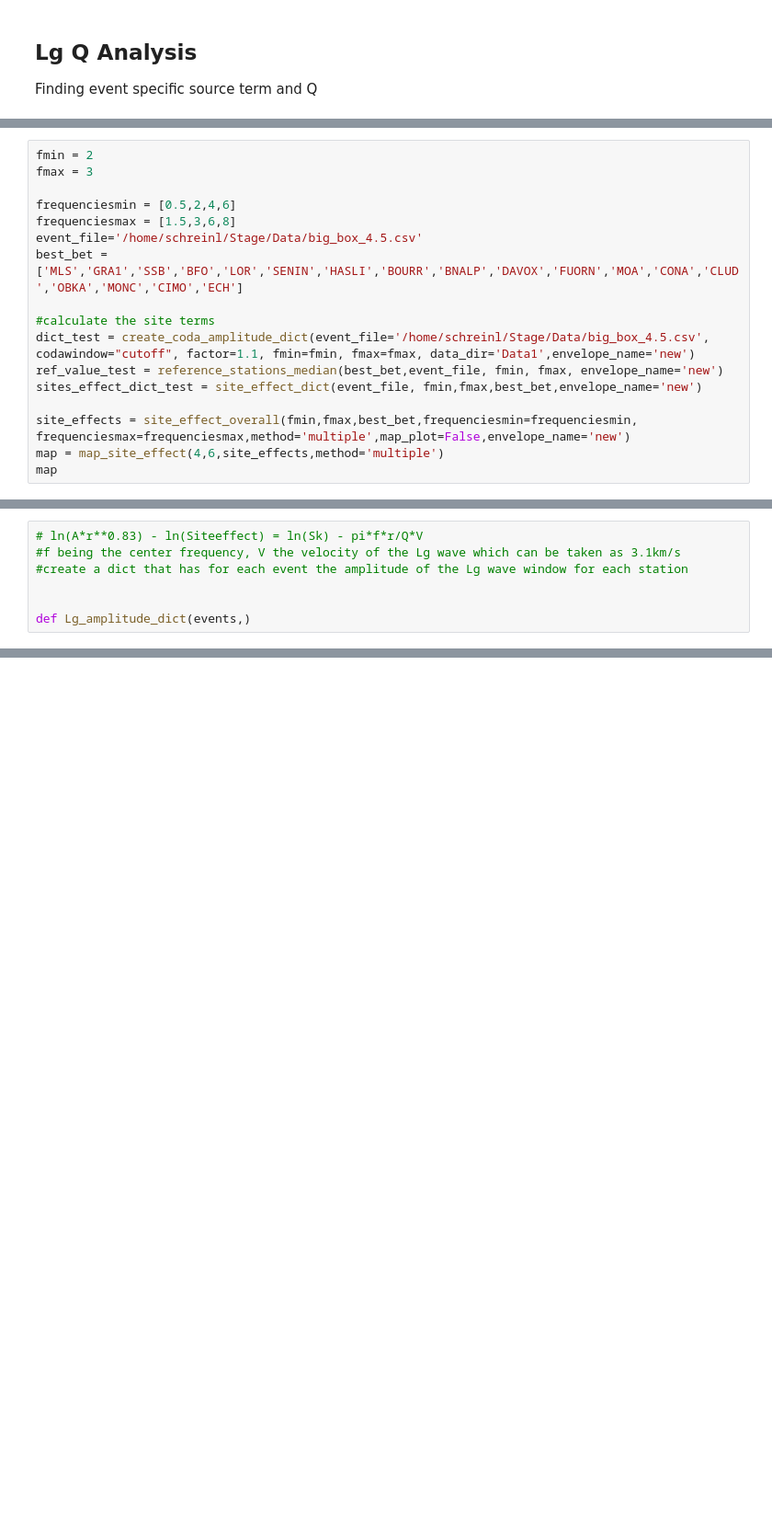
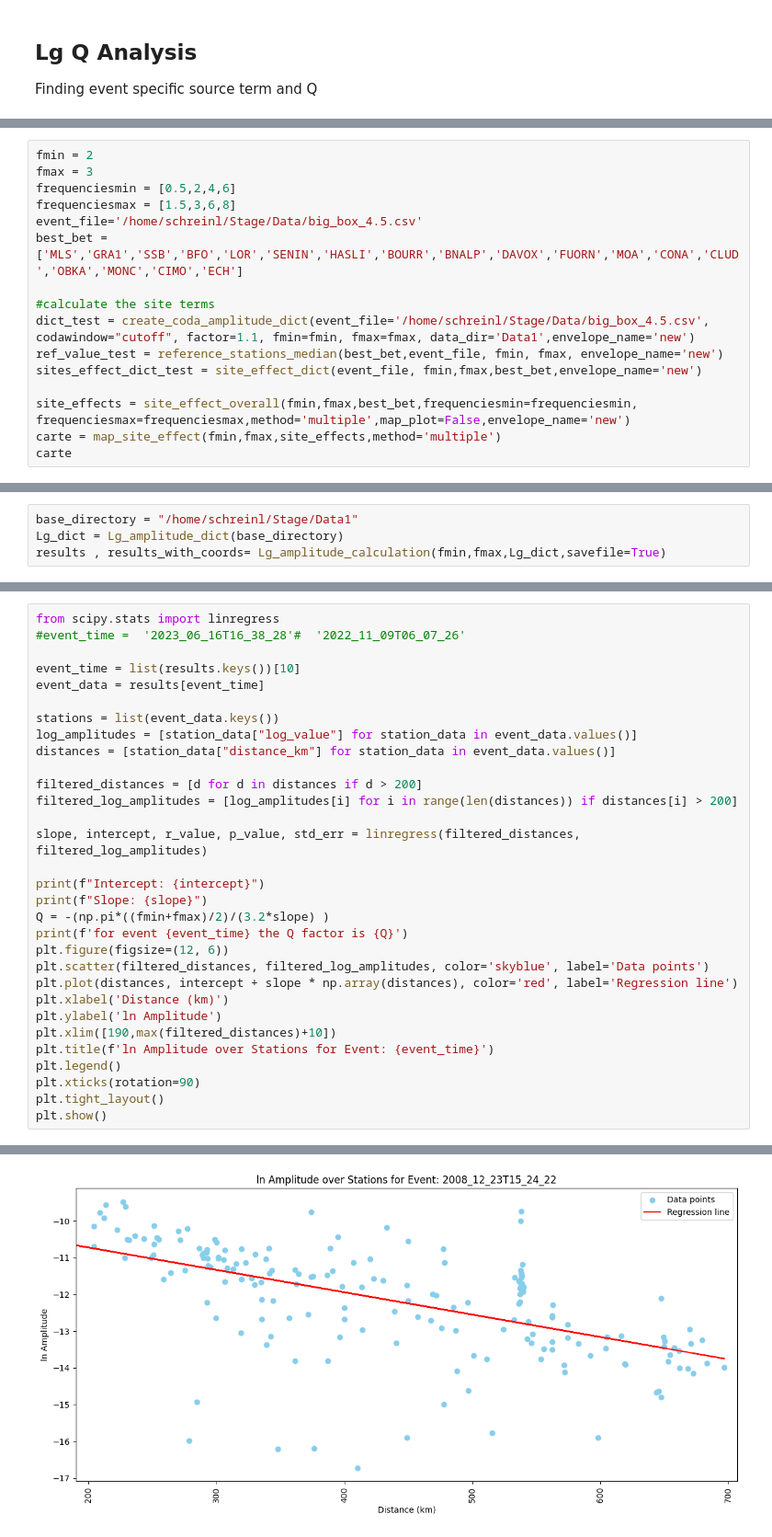
Before and after one commit to schreinerl/Lg_waves, a Jupyter notebook: Lg_Q.ipynb, the cells around one changed output, grey strips where cells are left out. Shown at 92% size. Saved outputs shown, nothing was run; the diff lists cells and outputs as text; blank space fills up the shorter version.

Commit message:
worked more on the Lg Q and launched more calculations for the site term

```diff
--- a/Lg_Q.ipynb
+++ b/Lg_Q.ipynb
@@ -36,7 +115,6 @@ warnings.filterwarnings("ignore")
 # %%
 fmin = 2
 fmax = 3
-
 frequenciesmin = [0.5,2,4,6]
 frequenciesmax = [1.5,3,6,8]
 event_file='/home/schreinl/Stage/Data/big_box_4.5.csv'
@@ -48,15 +126,8 @@ ref_value_test = reference_stations_median(best_bet,event_file, fmin, fmax, enve
 sites_effect_dict_test = site_effect_dict(event_file, fmin,fmax,best_bet,envelope_name='new')
 
 site_effects = site_effect_overall(fmin,fmax,best_bet,frequenciesmin=frequenciesmin, frequenciesmax=frequenciesmax,method='multiple',map_plot=False,envelope_name='new')
-map = map_site_effect(4,6,site_effects,method='multiple')
-map
+carte = map_site_effect(fmin,fmax,site_effects,method='multiple')
+carte
 # %% [output]
 done reading in
 [interactive output not drawn]
-# %%
-# ln(A*r**0.83) - ln(Siteeffect) = ln(Sk) - pi*f*r/Q*V
-#f being the center frequency, V the velocity of the Lg wave which can be taken as 3.1km/s
-#create a dict that has for each event the amplitude of the Lg wave window for each station
-
-
-def Lg_amplitude_dict(events,)
@@ -62,0 +405,4 @@ def Lg_amplitude_dict(events,)
+# %%
+base_directory = "/home/schreinl/Stage/Data1"
+Lg_dict = Lg_amplitude_dict(base_directory)
+results , results_with_coords= Lg_amplitude_calculation(fmin,fmax,Lg_dict,savefile=True)
@@ -62,0 +411,32 @@ def Lg_amplitude_dict(events,)
+# %%
+from scipy.stats import linregress
+#event_time =  '2023_06_16T16_38_28'#  '2022_11_09T06_07_26'
+
+event_time = list(results.keys())[10]
+event_data = results[event_time]
+
+stations = list(event_data.keys())
+log_amplitudes = [station_data["log_value"] for station_data in event_data.values()]
+distances = [station_data["distance_km"] for station_data in event_data.values()]
+
+filtered_distances = [d for d in distances if d > 200]
+filtered_log_amplitudes = [log_amplitudes[i] for i in range(len(distances)) if distances[i] > 200]
+
+slope, intercept, r_value, p_value, std_err = linregress(filtered_distances, filtered_log_amplitudes)
+
+print(f"Intercept: {intercept}")
+print(f"Slope: {slope}")
+Q = -(np.pi*((fmin+fmax)/2)/(3.2*slope) )
+print(f'for event {event_time} the Q factor is {Q}')
+plt.figure(figsize=(12, 6))
+plt.scatter(filtered_distances, filtered_log_amplitudes, color='skyblue', label='Data points')
+plt.plot(distances, intercept + slope * np.array(distances), color='red', label='Regression line')
+plt.xlabel('Distance (km)')
+plt.ylabel('ln Amplitude')
+plt.xlim([190,max(filtered_distances)+10])
+plt.title(f'ln Amplitude over Stations for Event: {event_time}')
+plt.legend()
+plt.xticks(rotation=90)
+plt.tight_layout()
+plt.show()
+# %% [output]
@@ -62,0 +446 @@ def Lg_amplitude_dict(events,)
+[figure, added]
```
Also changed, not shown: parts of 17 cells of this notebook, 8 other files.
